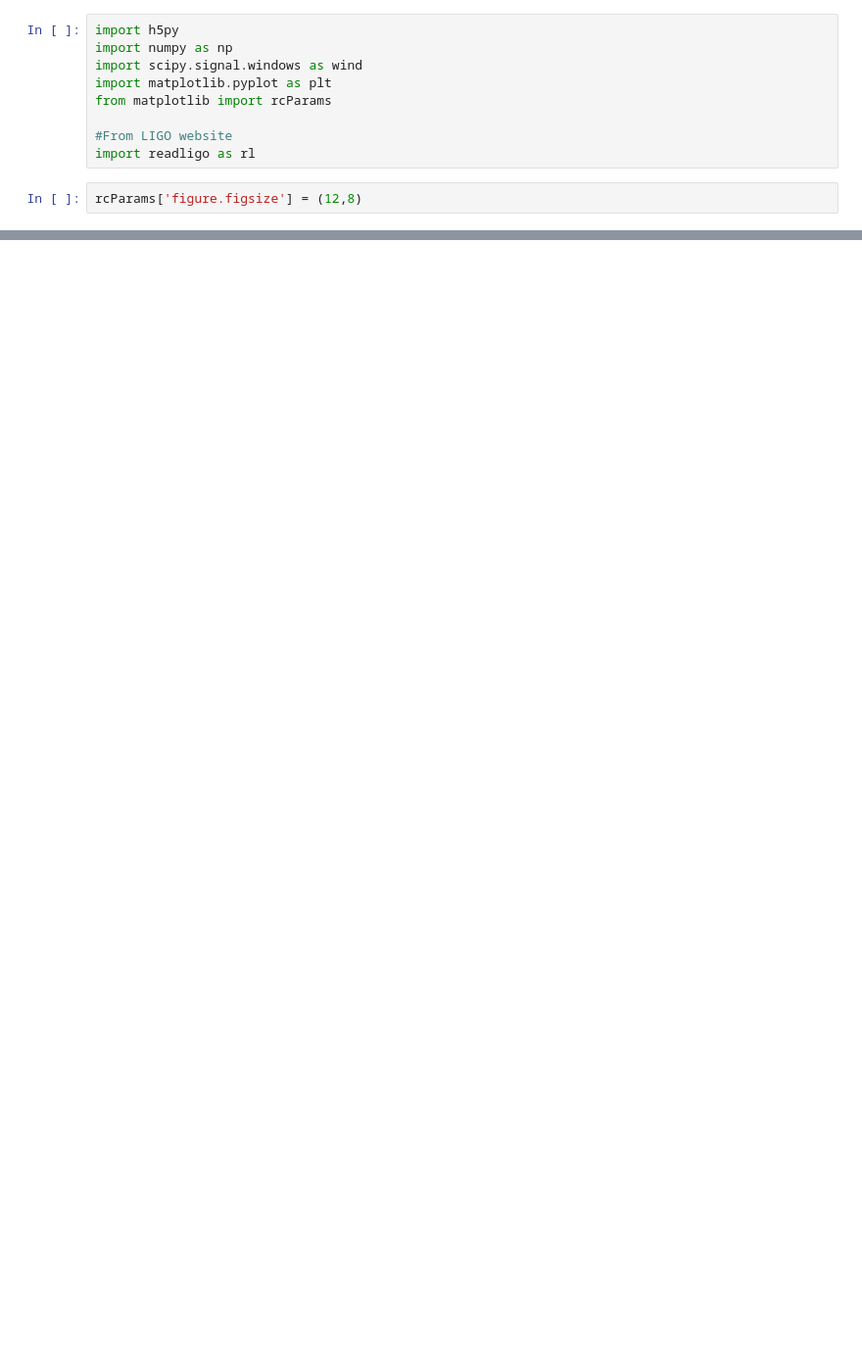
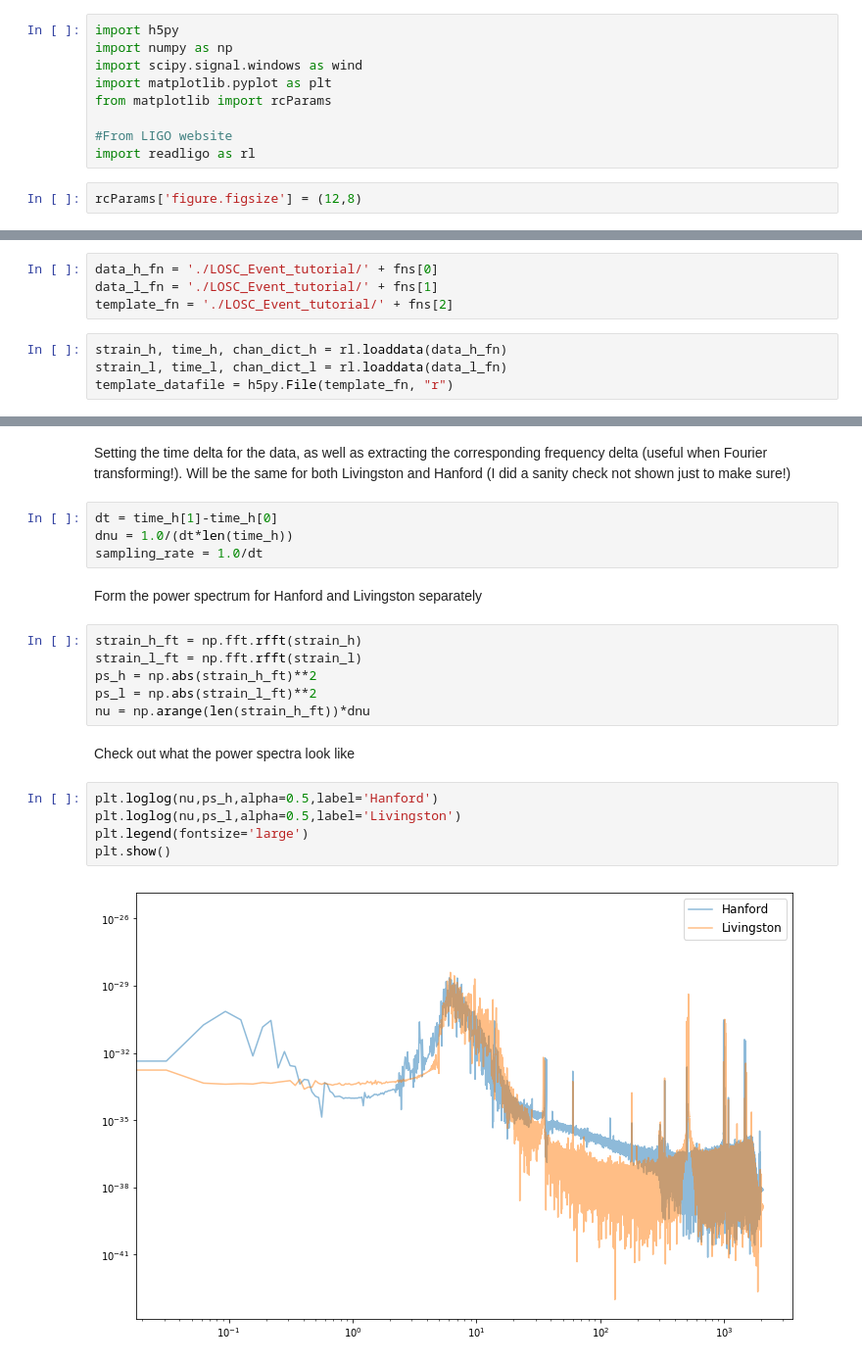
Before and after one commit to marcusmerryfield/phys641_hw, a Jupyter notebook: assignment_3/assignment_3.ipynb, the cells around one changed output, grey strips where cells are left out. Shown at 98% size. Drawn from its saved outputs; the diff is of its cells as text; blank space fills up the shorter version.

```diff
--- a/assignment_3/assignment_3.ipynb
+++ b/assignment_3/assignment_3.ipynb
@@ -49,0 +36,8 @@ plt.show()
+# %%
+data_h_fn = './LOSC_Event_tutorial/' + fns[0]
+data_l_fn = './LOSC_Event_tutorial/' + fns[1]
+template_fn = './LOSC_Event_tutorial/' + fns[2]
+# %%
+strain_h, time_h, chan_dict_h = rl.loaddata(data_h_fn)
+strain_l, time_l, chan_dict_l = rl.loaddata(data_l_fn)
+template_datafile = h5py.File(template_fn, "r")
@@ -49,0 +47,23 @@ plt.show()
+# %% [markdown]
+Setting the time delta for the data, as well as extracting the corresponding frequency delta (useful when Fourier transforming!). Will be the same for both Livingston and Hanford (I did a sanity check not shown just to make sure!)
+# %%
+dt = time_h[1]-time_h[0]
+dnu = 1.0/(dt*len(time_h))
+sampling_rate = 1.0/dt
+# %% [markdown]
+Form the power spectrum for Hanford and Livingston separately
+# %%
+strain_h_ft = np.fft.rfft(strain_h)
+strain_l_ft = np.fft.rfft(strain_l)
+ps_h = np.abs(strain_h_ft)**2
+ps_l = np.abs(strain_l_ft)**2
+nu = np.arange(len(strain_h_ft))*dnu
+# %% [markdown]
+Check out what the power spectra look like
+# %%
+plt.loglog(nu,ps_h,alpha=0.5,label='Hanford')
+plt.loglog(nu,ps_l,alpha=0.5,label='Livingston')
+plt.legend(fontsize='large')
+plt.show()
+# %% [output]
+[figure, added]
```
Also changed, not shown: parts of 59 cells of this notebook, 1 other file.
